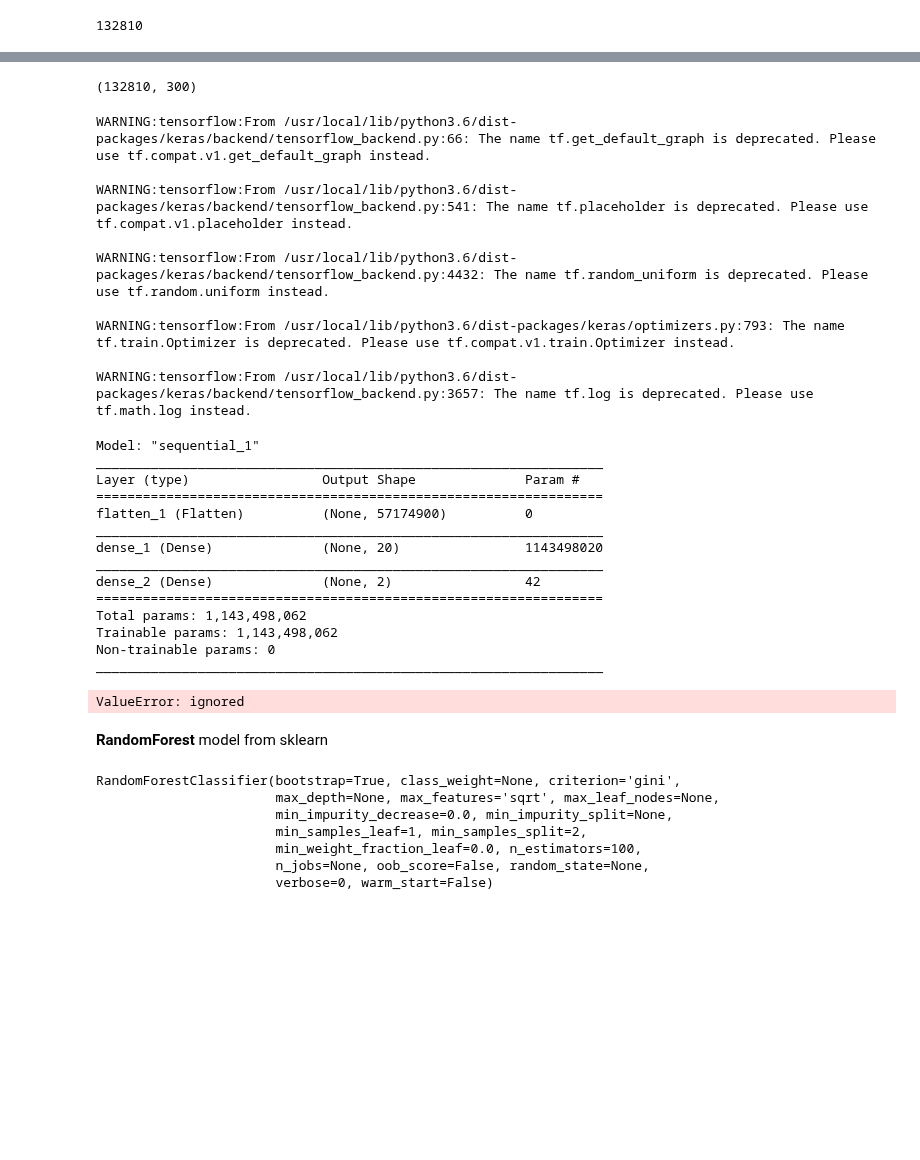
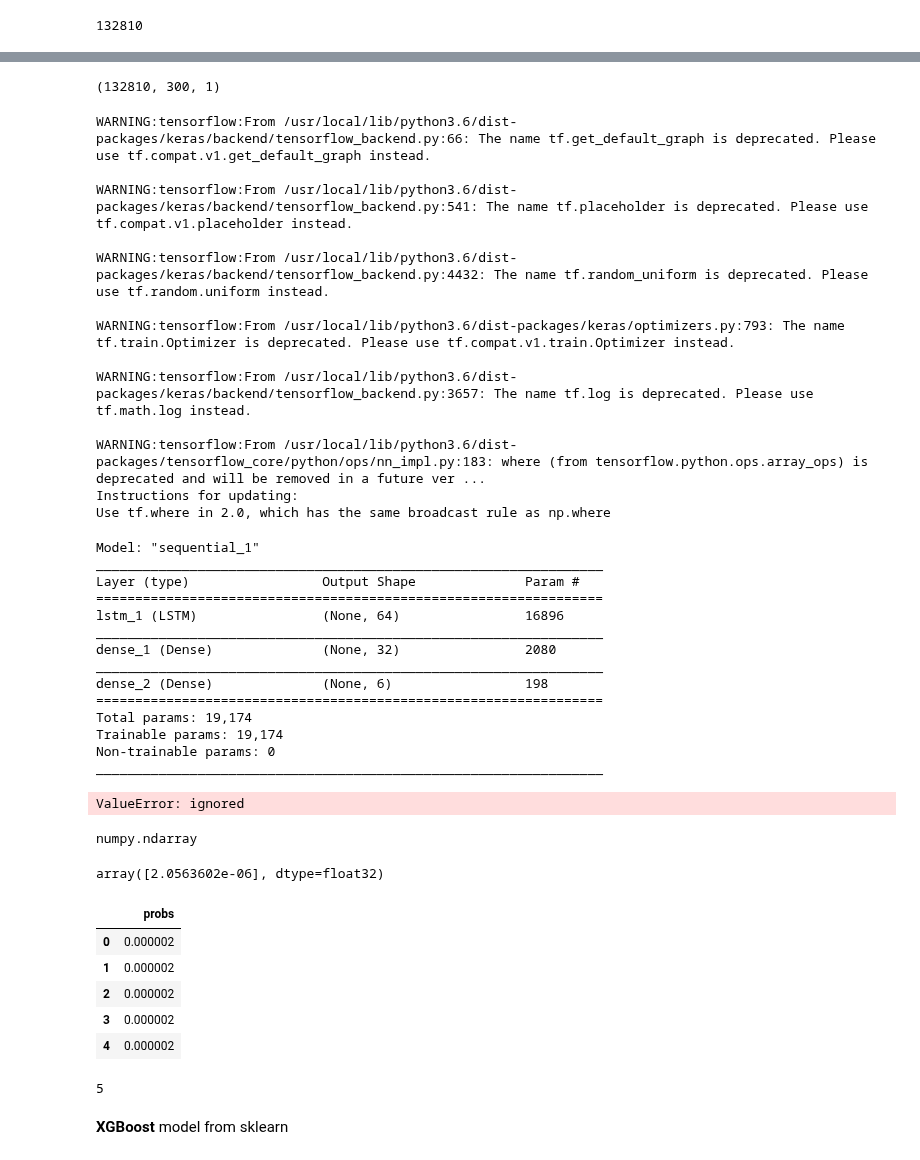
Before and after one commit to mail2shasha/Challenges, a Jupyter notebook: 6SenseWorkItem.ipynb, the cells around one changed output, grey strips where cells are left out. Cells and saved outputs as stored; diff of their text form; code cells hidden in the pictures; blank space fills up the shorter version.

```diff
--- a/6SenseWorkItem.ipynb
+++ b/6SenseWorkItem.ipynb
@@ -137,14 +162,16 @@ X_TrainSeqs.shape
 # %%
 X_test = test_df['activity_sequence']
-X_TestSeqs = sequence.pad_sequences(X_test, maxlen=max_len, padding='post')
-X_TestSeqs.shape
+X_TestSeqs = sequence.pad_sequences(X_test, maxlen=max_len, padding='pre')
+X_TestSeqs = X_TestSeqs.reshape(132810, 300, 6)
+print (X_TestSeqs.shape)
 # %% [output]
-(132810, 300)
+(132810, 300, 1)
 # %%
 model = Sequential([
-    Flatten(input_shape=(190583, 300)),
-    Dense(20, activation=tf.nn.relu),
-    Dense(2, activation=tf.nn.sigmoid)
+    InputLayer(input_shape=(300,1)),
+    LSTM(64, return_sequences=False),
+    Dense(32, activation=tf.nn.relu),
+    Dense(6, activation=tf.nn.softmax)
 ])
 model.compile(loss='binary_crossentropy', optimizer='adam', metrics=['accuracy'])
 # %% [output]
@@ -157,6 +184,10 @@ WARNING:tensorflow:From /usr/local/lib/python3.6/dist-packages/keras/backend/ten
 WARNING:tensorflow:From /usr/local/lib/python3.6/dist-packages/keras/optimizers.py:793: The name tf.train.Optimizer is deprecated. Please use tf.compat.v1.train.Optimizer instead.
 
 WARNING:tensorflow:From /usr/local/lib/python3.6/dist-packages/keras/backend/tensorflow_backend.py:3657: The name tf.log is deprecated. Please use tf.math.log instead.
+
+WARNING:tensorflow:From /usr/local/lib/python3.6/dist-packages/tensorflow_core/python/ops/nn_impl.py:183: where (from tensorflow.python.ops.array_ops) is deprecated and will be removed in a future ver ...
+Instructions for updating:
+Use tf.where in 2.0, which has the same broadcast rule as np.where
 # %%
 model.summary()
 # %% [output]
@@ -164,17 +195,38 @@ Model: "sequential_1"
 _________________________________________________________________
 Layer (type)                 Output Shape              Param #
 =================================================================
-flatten_1 (Flatten)          (None, 57174900)          0
+lstm_1 (LSTM)                (None, 64)                16896
 _________________________________________________________________
-dense_1 (Dense)              (None, 20)                1143498020
+dense_1 (Dense)              (None, 32)                2080
 _________________________________________________________________
-dense_2 (Dense)              (None, 2)                 42
+dense_2 (Dense)              (None, 6)                 198
 =================================================================
-Total params: 1,143,498,062
-Trainable params: 1,143,498,062
+Total params: 19,174
+Trainable params: 19,174
 Non-trainable params: 0
 _________________________________________________________________
 # %%
-model.fit(X_TrainSeqs, labels, batch_size=32, epochs=10)
+model.fit(X_TrainSeqs, labels, batch_size=256, epochs=5)
 # %% [output]
 ValueError: ignored
+# %%
+predictions = model.predict(x=X_TestSeqs)
+# %%
+type(predictions)
+# %% [output]
+numpy.ndarray
+# %%
+model.save('./pur_pred_5_epochs.h5')
+predictions[100]
+# %% [output]
+array([2.0563602e-06], dtype=float32)
+# %%
+pred_df = pd.DataFrame(predictions, columns=['probs'])
+pred_df.head(5)
+# %% [output]
+|  | probs |
+| 0 | 0.000002 |
+| 1 | 0.000002 |
+| 2 | 0.000002 |
+| 3 | 0.000002 |
+| 4 | 0.000002 |
@@ -180,0 +235,4 @@ ValueError: ignored
+# %%
+len(indices)
+# %% [output]
+5
@@ -181,19 +241,2 @@ ValueError: ignored
 # %% [markdown]
-**RandomForest** model from sklearn
+**XGBoost** model from sklearn
-# %%
-from sklearn.ensemble import RandomForestClassifier
-
-# Create the model with 100 trees
-rfmodel = RandomForestClassifier(n_estimators=100,
-                               bootstrap = True,
-                               max_features = 'sqrt')
-# Fit on training data
-rfmodel.fit(X_TrainSeqs, labels)
-# %% [output]
-RandomForestClassifier(bootstrap=True, class_weight=None, criterion='gini',
-                       max_depth=None, max_features='sqrt', max_leaf_nodes=None,
-                       min_impurity_decrease=0.0, min_impurity_split=None,
-                       min_samples_leaf=1, min_samples_split=2,
-                       min_weight_fraction_leaf=0.0, n_estimators=100,
-                       n_jobs=None, oob_score=False, random_state=None,
-                       verbose=0, warm_start=False)
```
Also changed, not shown: parts of 28 cells of this notebook.
